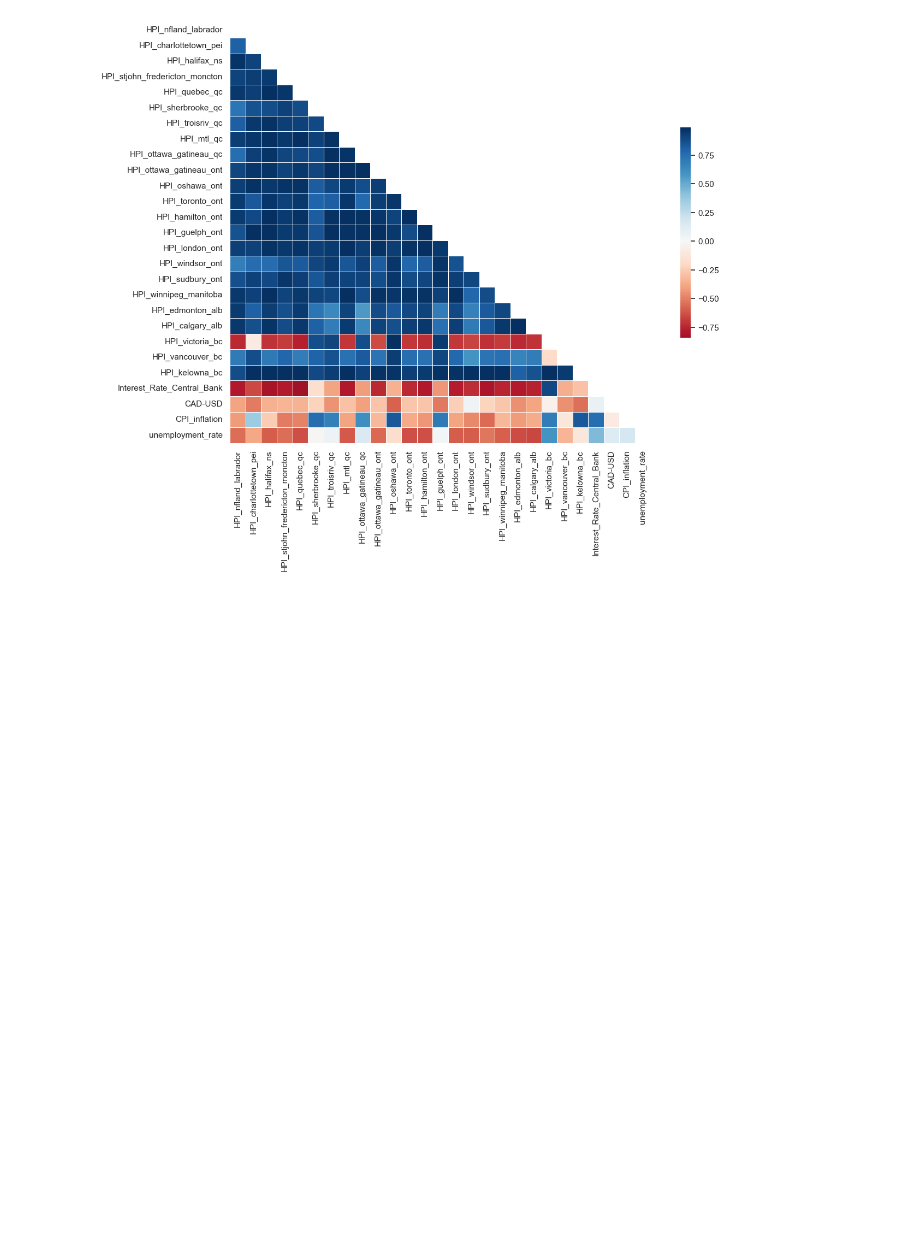
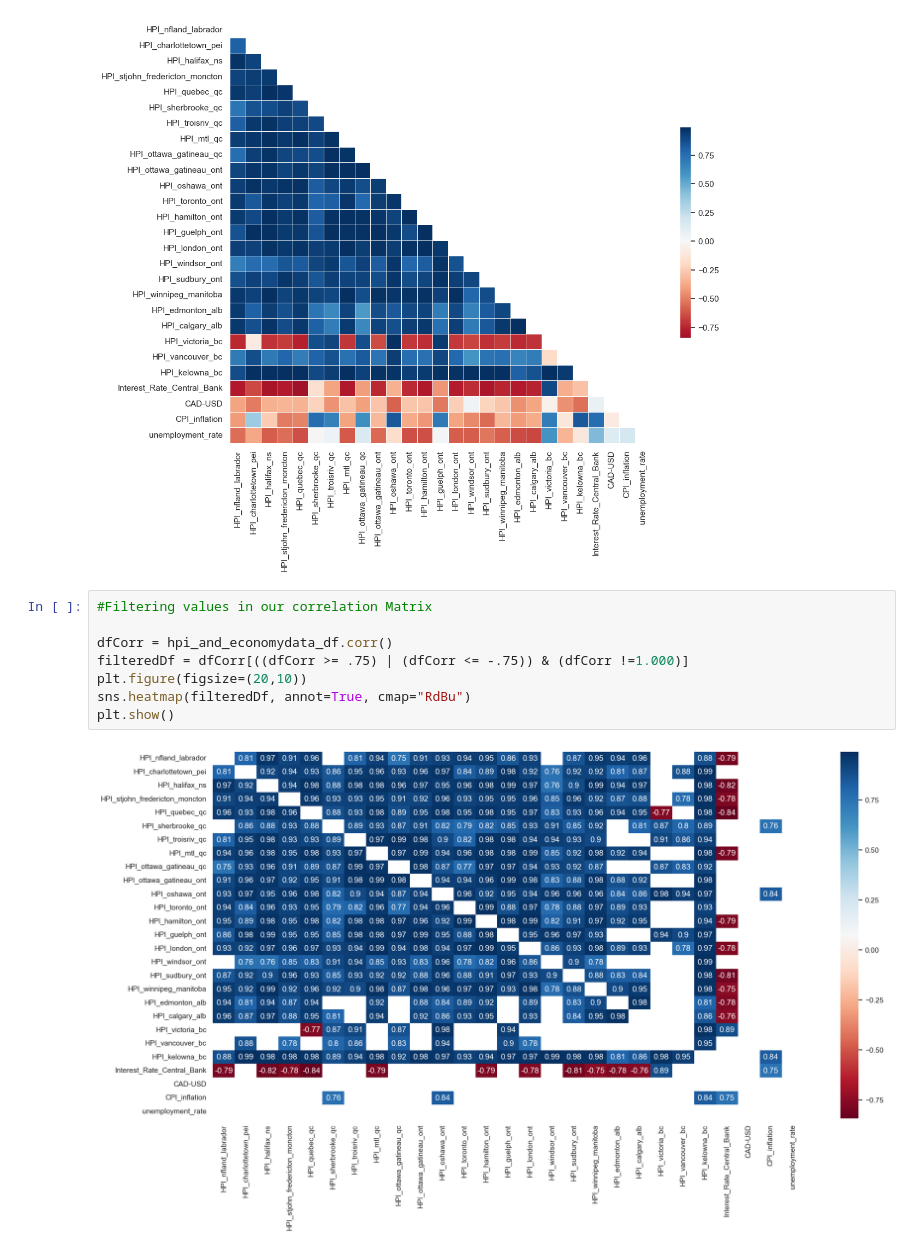
Before and after one commit to HoussamZak/Affinity_Propagation_and_Correlation_Analysis_Canada_Real_Estate, a Jupyter notebook: 3_Correlation_Analysis.ipynb, the cells around one changed output. Drawn from its saved outputs; the diff is of its cells as text; blank space fills up the shorter version.

```diff
--- a/3_Correlation_Analysis.ipynb
+++ b/3_Correlation_Analysis.ipynb
@@ -253,3 +324,13 @@ Deprecated in NumPy 1.20; for more details and guidance: https://numpy.org/devdo
   mask = np.triu(np.ones_like(corr, dtype = np.bool))
 <AxesSubplot:>
 [figure]
+# %%
+#Filtering values in our correlation Matrix
+
+dfCorr = hpi_and_economydata_df.corr()
+filteredDf = dfCorr[((dfCorr >= .75) | (dfCorr <= -.75)) & (dfCorr !=1.000)]
+plt.figure(figsize=(20,10))
+sns.heatmap(filteredDf, annot=True, cmap="RdBu")
+plt.show()
+# %% [output]
+[figure, added]
```
Also changed, not shown: parts of 2 cells of this notebook, 6 other files.
